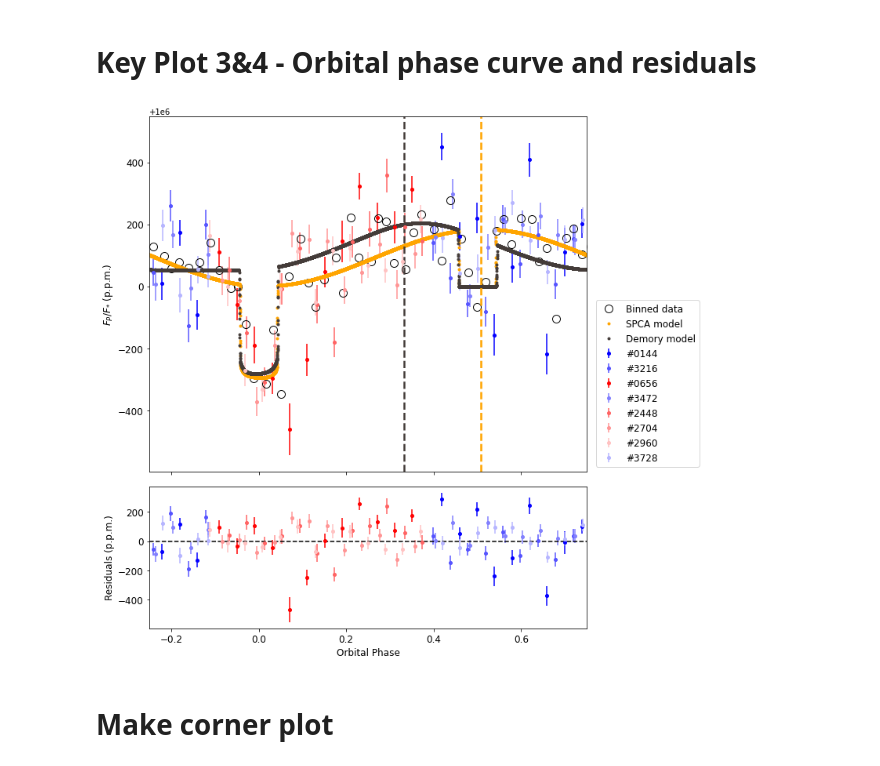
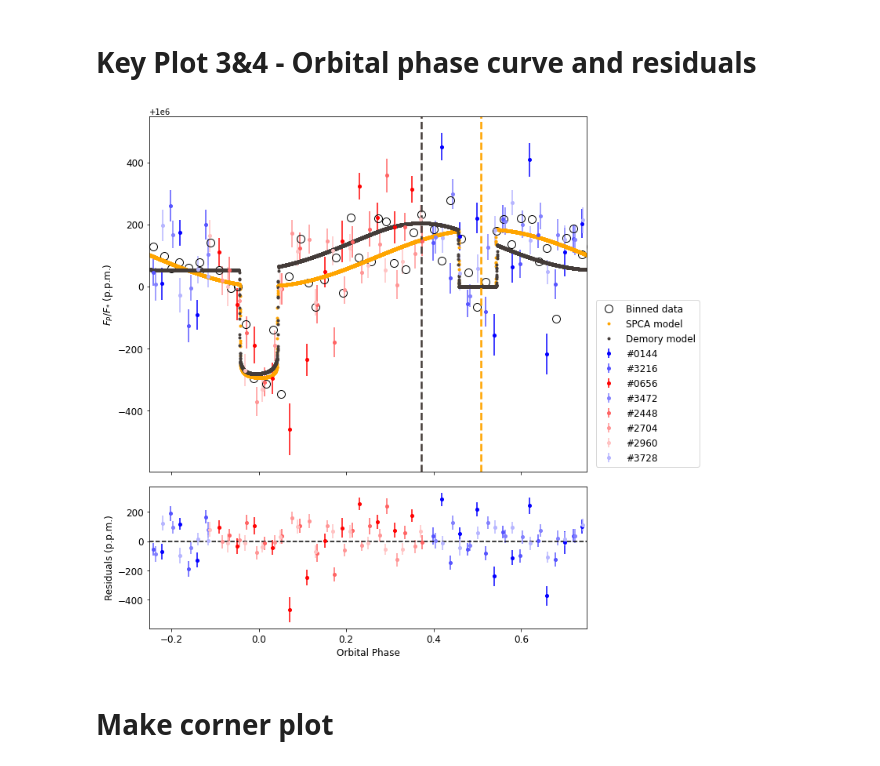
Before and after one commit to lisadang27/SPCA, a Jupyter notebook: Overleaf_Plotting.ipynb, the cells around one changed output. Cells and saved outputs as stored; diff of their text form; code cells hidden in the pictures.

```diff
--- a/Overleaf_Plotting.ipynb
+++ b/Overleaf_Plotting.ipynb
@@ -237,9 +239,6 @@ plt.show()
 # %% [markdown]
 # Download Demory model
 # %%
-import openpyxl
-from pathlib import Path
-
 file = Path('/Users/samsonmercier/Desktop', 'Demory.xlsx')
 obj = openpyxl.load_workbook(file)
 
@@ -247,14 +246,16 @@ sheet = obj.active
 
 Demory_phase = []
 Demory_model = []
+Demory_flux = []
 for row in sheet.iter_rows(1, sheet.max_row):
     Demory_phase.append(row[0].value)
     Demory_model.append(row[2].value)
-
+    Demory_flux.append(row[1].value)
 Demory_phase_first = Demory_phase[1:]
 Demory_phase_last = [Demory_phase_first[i]-1 for i in range(len(Demory_phase_first))]
 Demory_model = Demory_model[1:]
 Demory_model = [Demory_model[i]*1e6 for i in range(len(Demory_model))]
+Demory_flux = Demory_flux[1:]
 # %% [markdown]
 # Key Plot 3&4 - Orbital phase curve and residuals
 # %%
@@ -398,7 +426,7 @@ ax1.plot(Demory_phase_last, Demory_model, '.', color = Demory_color)
 ax1.legend(bbox_to_anchor=(1.01, 0), loc='lower left', fontsize=12)
 ax1.set_ylabel('$F_P / F_{*}$ (p.p.m.)', fontsize=12)
 ax1.set_xlim(-0.25, 0.75)
-ax1.axvline(0.5+(Demory_offset/180)*P, 0, 1, linestyle='--', color=Demory_color, label='Demory offset', linewidth=2.5)
+ax1.axvline(0.54+(Demory_offset/180)*P, 0, 1, linestyle='--', color=Demory_color, label='Demory offset', linewidth=2.5)
 ax1.axvline(0.5+(SPCA_offset/180)*P, 0, 1, linestyle='--', color='orange', label='SPCA offset', linewidth=2.5)
 ax1.tick_params(axis='y', labelsize=12)
 
@@ -410,34 +438,36 @@ ax2.errorbar(phasefoldtime(np.array(AOR2t))[0], AOR2r, yerr = AOR2er, xerr = Non
 ax2.errorbar(phasefoldtime(np.array(AOR2t))[1], AOR2r, yerr = AOR2er, xerr = None, fmt = '.', color = colors[1], markersize=8)
 
 ax2.errorbar(phasefoldtime(np.array(AOR3t))[0], AOR3r, yerr = AOR3er, xerr = None, fmt = '.', color = colors[2], markersize=8)
 ax2.errorbar(phasefoldtime(np.array(AOR3t))[1], AOR3r, yerr = AOR3er, xerr = None, fmt = '.', color = colors[2], markersize=8)
 
 ax2.errorbar(phasefoldtime(np.array(AOR4t))[0], AOR4r, yerr = AOR4er, xerr = None, fmt = '.', color = colors[3], markersize=8)
 ax2.errorbar(phasefoldtime(np.array(AOR4t))[1], AOR4r, yerr = AOR4er, xerr = None, fmt = '.', color = colors[3], markersize=8)
 
 ax2.errorbar(phasefoldtime(np.array(AOR5t))[0], AOR5r, yerr = AOR5er, xerr = None, fmt = '.', color = colors[4], markersize=8)
 ax2.errorbar(phasefoldtime(np.array(AOR5t))[1], AOR5r, yerr = AOR5er, xerr = None, fmt = '.', color = colors[4], markersize=8)
 
 ax2.errorbar(phasefoldtime(np.array(AOR6t))[0], AOR6r, yerr = AOR6er, xerr = None, fmt = '.', color = colors[5], markersize=8)
 ax2.errorbar(phasefoldtime(np.array(AOR6t))[1], AOR6r, yerr = AOR6er, xerr = None, fmt = '.', color = colors[5], markersize=8)
 
 ax2.errorbar(phasefoldtime(np.array(AOR7t))[0], AOR7r, yerr = AOR7er, xerr = None, fmt = '.', color = colors[6], markersize=8)
 ax2.errorbar(phasefoldtime(np.array(AOR7t))[1], AOR7r, yerr = AOR7er, xerr = None, fmt = '.', color = colors[6], markersize=8)
 
 ax2.errorbar(phasefoldtime(np.array(AOR8t))[0], AOR8r, yerr = AOR8er, xerr = None, fmt = '.', color = colors[7], markersize=8)
 ax2.errorbar(phasefoldtime(np.array(AOR8t))[1], AOR8r, yerr = AOR8er, xerr = None, fmt = '.', color = colors[7], markersize=8)
 
 ax2.axhline(y = 0, color='black', linestyle = '--')
 
 ax2.set_xlabel('Orbital Phase', fontsize=12)
 ax2.set_ylabel('Residuals (p.p.m.)', fontsize=12)
 ax2.set_xlim(-0.25, 0.75)
 ax2.tick_params(axis='y', labelsize=12)
 ax2.tick_params(axis='x', labelsize=12)
 
 plt.subplots_adjust(hspace=0.06)
+
+plt.savefig('/Users/samsonmercier/Desktop/Better_Priors.pdf')
 # %% [output]
-[figure, old version]
+[figure, new version]
 # %% [markdown]
 # Make corner plot
 # %%
```
Also changed, not shown: parts of 9 cells of this notebook.
